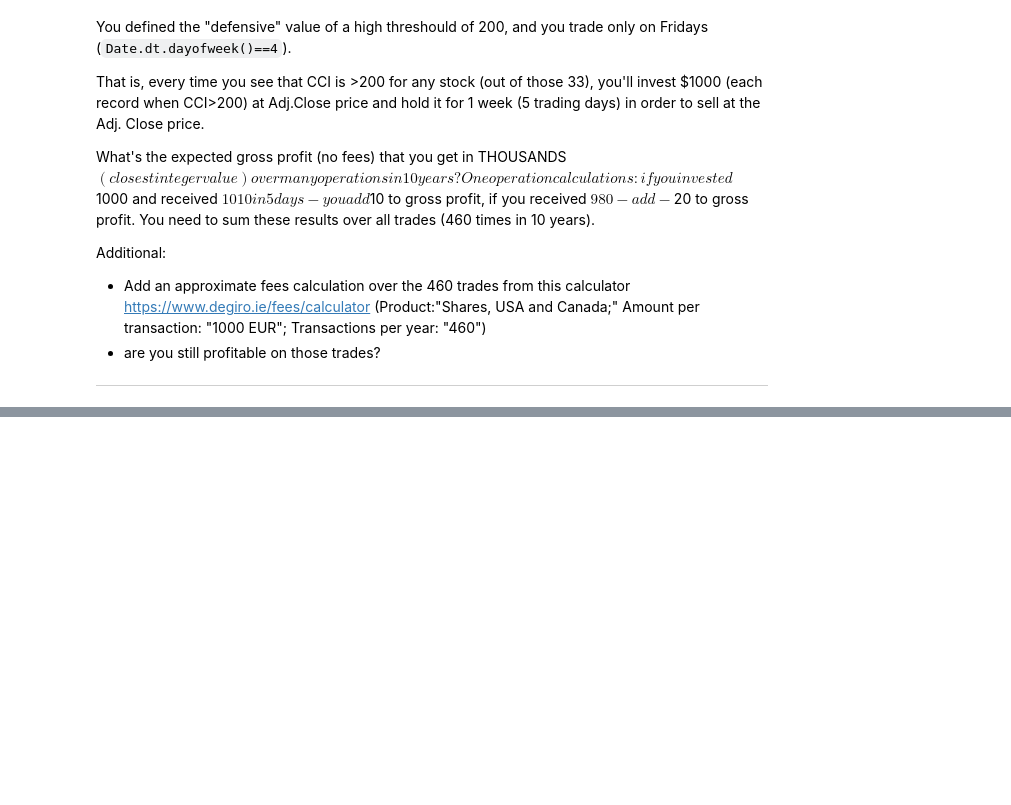
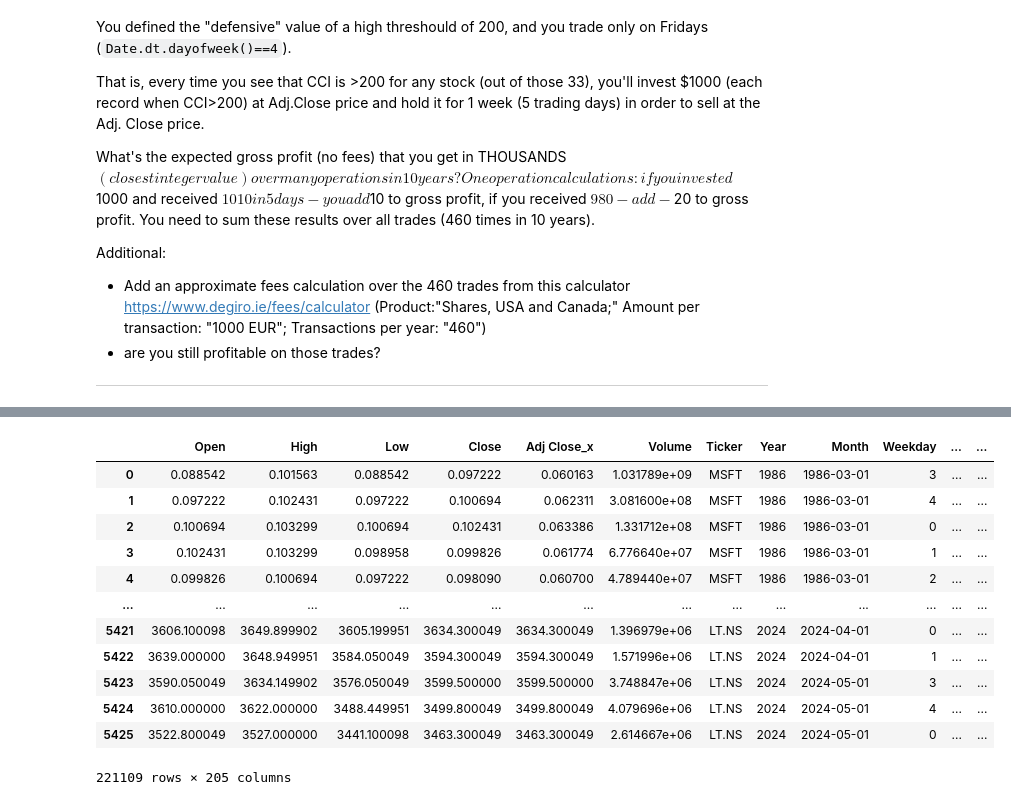
Before and after one commit to Cerpint4xt/stock-markets-analytics-zoomcamp, a Jupyter notebook: myhomeworks/homework_2.ipynb, the cells around one changed output, grey strips where cells are left out. Cells and saved outputs as stored; diff of their text form; code cells hidden in the pictures; blank space fills up the shorter version.

```diff
--- a/myhomeworks/homework_2.ipynb
+++ b/myhomeworks/homework_2.ipynb
@@ -625,3 +722,5 @@ Additional:
 
 
 ---
+# %%
+full_df = pd.read_parquet('stocks_df_combined_2024_05_06.parquet.brotli', engine='pyarrow')
@@ -627,0 +751,20 @@ Additional:
+# %%
+full_df['TP'] = (full_df['High'] + full_df['Low'] + full_df['Close']) / 3
+full_df['SMA'] = full_df['TP'].rolling(window=20).mean()
+full_df['CCI'] = (full_df['TP'] - full_df['SMA']) / ( 0.015 * full_df['TP'].rolling(window=20).std())
+# %%
+full_df
+# %% [output]
+|  | Open | High | Low | Close | Adj Close_x | Volume | Ticker | Year | Month | Weekday | ... | ... |
+| 0 | 0.088542 | 0.101563 | 0.088542 | 0.097222 | 0.060163 | 1.031789e+09 | MSFT | 1986 | 1986-03-01 | 3 | ... | ... |
+| 1 | 0.097222 | 0.102431 | 0.097222 | 0.100694 | 0.062311 | 3.081600e+08 | MSFT | 1986 | 1986-03-01 | 4 | ... | ... |
+| 2 | 0.100694 | 0.103299 | 0.100694 | 0.102431 | 0.063386 | 1.331712e+08 | MSFT | 1986 | 1986-03-01 | 0 | ... | ... |
+| 3 | 0.102431 | 0.103299 | 0.098958 | 0.099826 | 0.061774 | 6.776640e+07 | MSFT | 1986 | 1986-03-01 | 1 | ... | ... |
+| 4 | 0.099826 | 0.100694 | 0.097222 | 0.098090 | 0.060700 | 4.789440e+07 | MSFT | 1986 | 1986-03-01 | 2 | ... | ... |
+| ... | ... | ... | ... | ... | ... | ... | ... | ... | ... | ... | ... | ... |
+| 5421 | 3606.100098 | 3649.899902 | 3605.199951 | 3634.300049 | 3634.300049 | 1.396979e+06 | LT.NS | 2024 | 2024-04-01 | 0 | ... | ... |
+| 5422 | 3639.000000 | 3648.949951 | 3584.050049 | 3594.300049 | 3594.300049 | 1.571996e+06 | LT.NS | 2024 | 2024-04-01 | 1 | ... | ... |
+| 5423 | 3590.050049 | 3634.149902 | 3576.050049 | 3599.500000 | 3599.500000 | 3.748847e+06 | LT.NS | 2024 | 2024-05-01 | 3 | ... | ... |
+| 5424 | 3610.000000 | 3622.000000 | 3488.449951 | 3499.800049 | 3499.800049 | 4.079696e+06 | LT.NS | 2024 | 2024-05-01 | 4 | ... | ... |
+| 5425 | 3522.800049 | 3527.000000 | 3441.100098 | 3463.300049 | 3463.300049 | 2.614667e+06 | LT.NS | 2024 | 2024-05-01 | 0 | ... | ... |
+221109 rows × 205 columns
```
Also changed, not shown: parts of 30 cells of this notebook.
